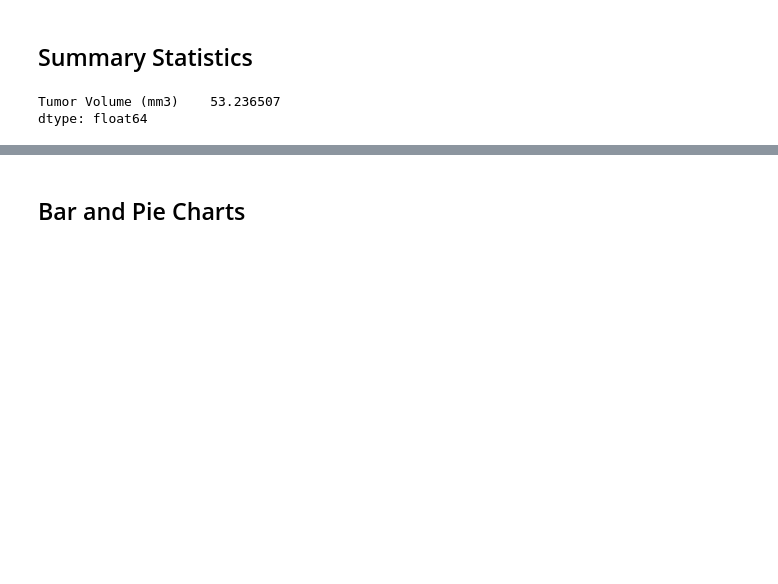
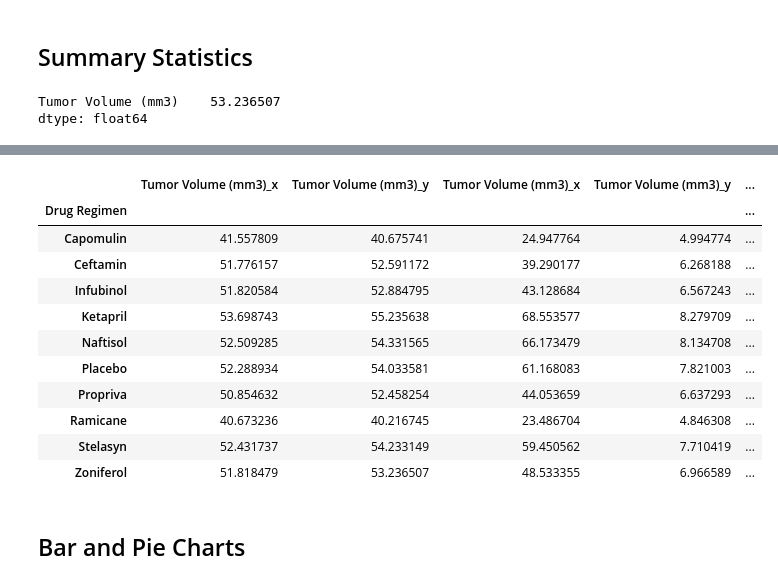
Before and after one commit to jump8621/Matplotlib_PowerofPlots, a Jupyter notebook: actual-Copy2.ipynb, the cells around one changed output, grey strips where cells are left out. Drawn from its saved outputs; the diff is of its cells as text; code cells hidden in the pictures; blank space fills up the shorter version.

```diff
--- a/actual-Copy2.ipynb
+++ b/actual-Copy2.ipynb
@@ -274,3 +316,36 @@ counts
+# %%
+result2_df = merge2_df[['Drug Regimen', 'Tumor Volume (mm3)']].groupby("Drug Regimen")
+mean = merge2_df[['Drug Regimen', 'Tumor Volume (mm3)']].groupby("Drug Regimen").mean()
+median = merge2_df[['Drug Regimen', 'Tumor Volume (mm3)']].groupby("Drug Regimen").median()
+summary_df = pd.merge(median, mean, on="Drug Regimen")
+summary_df.head(10)
+variance = merge2_df[['Drug Regimen', 'Tumor Volume (mm3)']].groupby("Drug Regimen").var()
+variance
+std_dev= merge2_df[['Drug Regimen', 'Tumor Volume (mm3)']].groupby("Drug Regimen").std()
+std_dev
+sem = merge2_df[['Drug Regimen', 'Tumor Volume (mm3)']].groupby("Drug Regimen").sem()
+sem
+summary_df = pd.merge(summary_df, variance, on="Drug Regimen")
+summary_df.head(10)
+summary_df = pd.merge(summary_df, std_dev, on="Drug Regimen")
+summary_df.head(10)
+summary_df = pd.merge(summary_df, sem, on="Drug Regimen")
+summary_df.head(10)
+# merge_df = pd.merge(mouse_metadata, study_results, on="Mouse ID", how="outer")
+# merge_df
+# %% [output]
+|  | Tumor Volume (mm3)_x | Tumor Volume (mm3)_y | Tumor Volume (mm3)_x | Tumor Volume (mm3)_y | ... |
+| Drug Regimen |  |  |  |  | ... |
+| Capomulin | 41.557809 | 40.675741 | 24.947764 | 4.994774 | ... |
+| Ceftamin | 51.776157 | 52.591172 | 39.290177 | 6.268188 | ... |
+| Infubinol | 51.820584 | 52.884795 | 43.128684 | 6.567243 | ... |
+| Ketapril | 53.698743 | 55.235638 | 68.553577 | 8.279709 | ... |
+| Naftisol | 52.509285 | 54.331565 | 66.173479 | 8.134708 | ... |
+| Placebo | 52.288934 | 54.033581 | 61.168083 | 7.821003 | ... |
+| Propriva | 50.854632 | 52.458254 | 44.053659 | 6.637293 | ... |
+| Ramicane | 40.673236 | 40.216745 | 23.486704 | 4.846308 | ... |
+| Stelasyn | 52.431737 | 54.233149 | 59.450562 | 7.710419 | ... |
+| Zoniferol | 51.818479 | 53.236507 | 48.533355 | 6.966589 | ... |
 # %% [markdown]
 ## Bar and Pie Charts
 # %%
```
Also changed, not shown: parts of 4 cells of this notebook.
